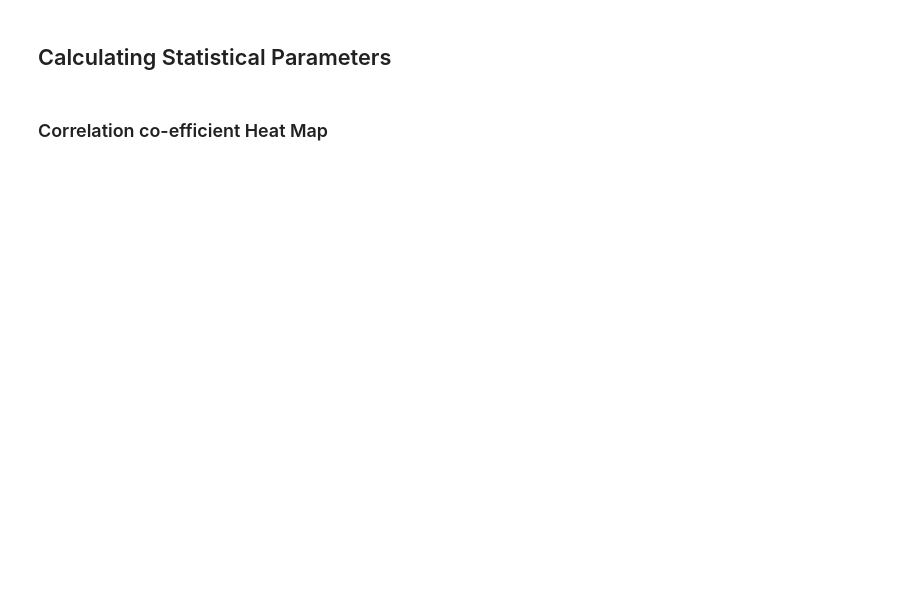
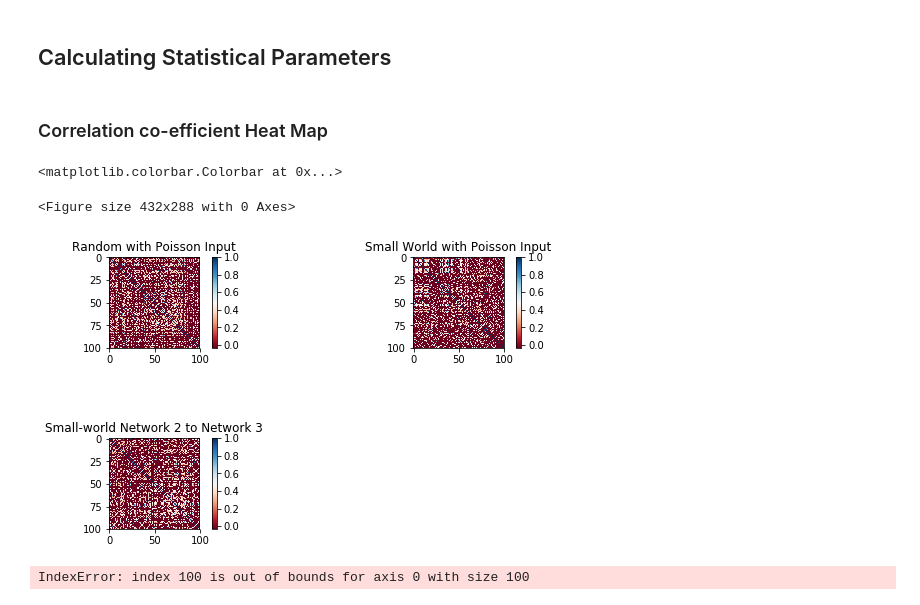
Before and after one commit to KokilaP/Neural-Networks, a Jupyter notebook: N1_RandomNetwork.ipynb, the cells around one changed output. Cells and saved outputs as stored; diff of their text form; code cells hidden in the pictures; blank space fills up the shorter version.

```diff
--- a/N1_RandomNetwork.ipynb
+++ b/N1_RandomNetwork.ipynb
@@ -888,23 +903,29 @@ CC3_matrix = stats.spike_cc(sp3_binary)
 # %%
 # Generating a heat map
 fig3 = plt.figure()
 plt.subplots(figsize=(10,5)) # Increasing the figure size
-#plt.subplots_adjust(wspace = 1) # Change width between subplots
+plt.subplots_adjust(hspace = 1) # Change width between subplots
 
 ax1 = plt.subplot(2,2,1)
 ax1.set_title("Random with Poisson Input")
 map = plt.imshow(CC_matrix,cmap = 'RdBu') # Blue gives maximum correlation while red shows least correlation
 plt.colorbar(map) # To show the legend of colors with corresponding values form matrix
 
-'''
 ax2 = plt.subplot(2,2,2)
 ax2.set_title("Small World with Poisson Input")
 map2 = plt.imshow(CC2_matrix,cmap = 'RdBu') # Blue gives maximum correlation while red shows least correlation
 plt.colorbar(map2)
 
 
 ax3 = plt.subplot(2,2,3)
 ax3.set_title("Small-world Network 2 to Network 3")
 map3 = plt.imshow(CC3_matrix,cmap = 'RdBu') # Blue gives maximum correlation while red shows least correlation
 plt.colorbar(map3)
-'''
+# %% [output]
+<matplotlib.colorbar.Colorbar at 0x...>
+<Figure size 432x288 with 0 Axes>
+[figure, added]
+# %%
+CC_matrix[100]
+# %% [output]
+IndexError: index 100 is out of bounds for axis 0 with size 100
```
Also changed, not shown: parts of 6 cells of this notebook.
